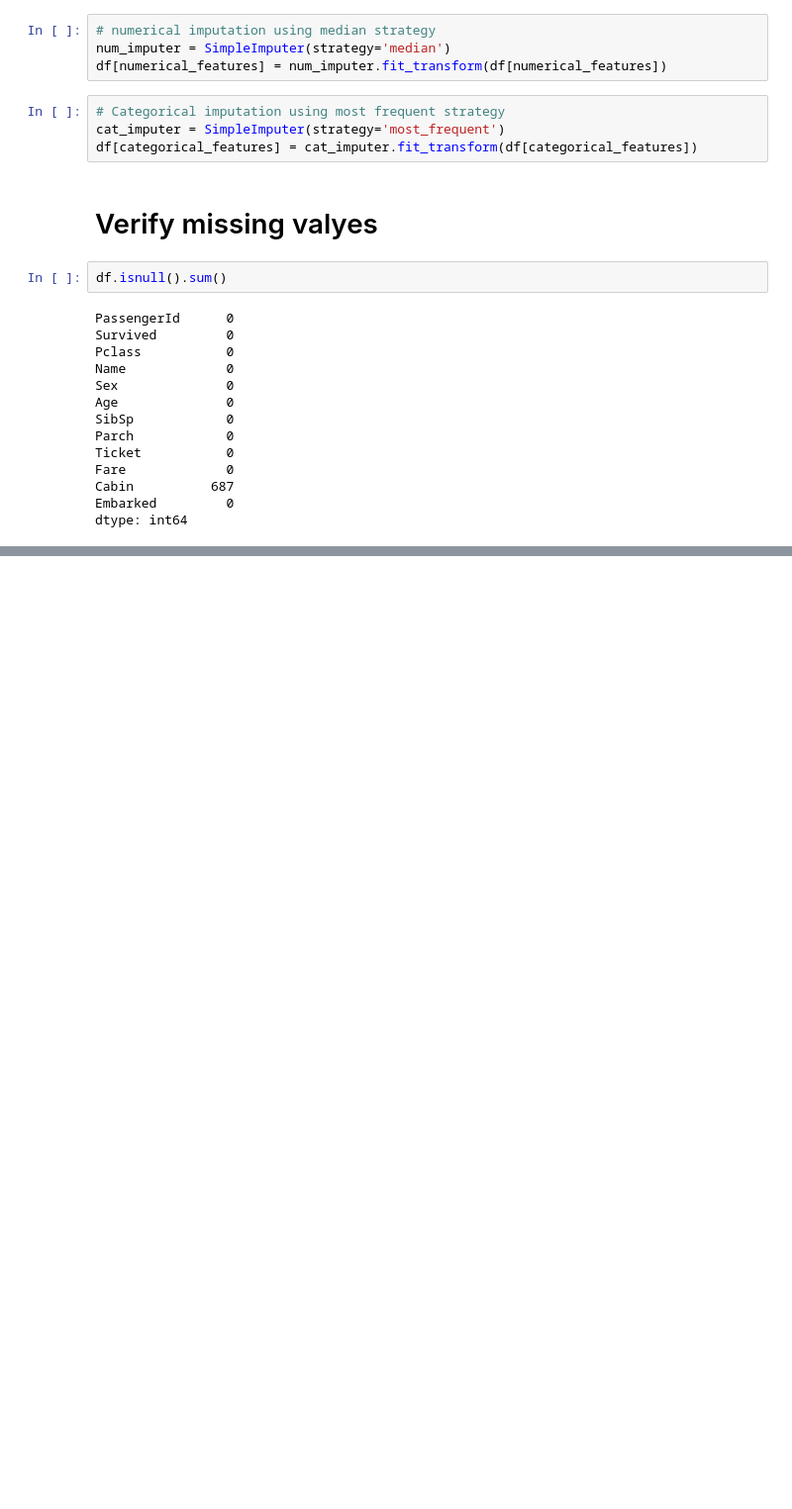
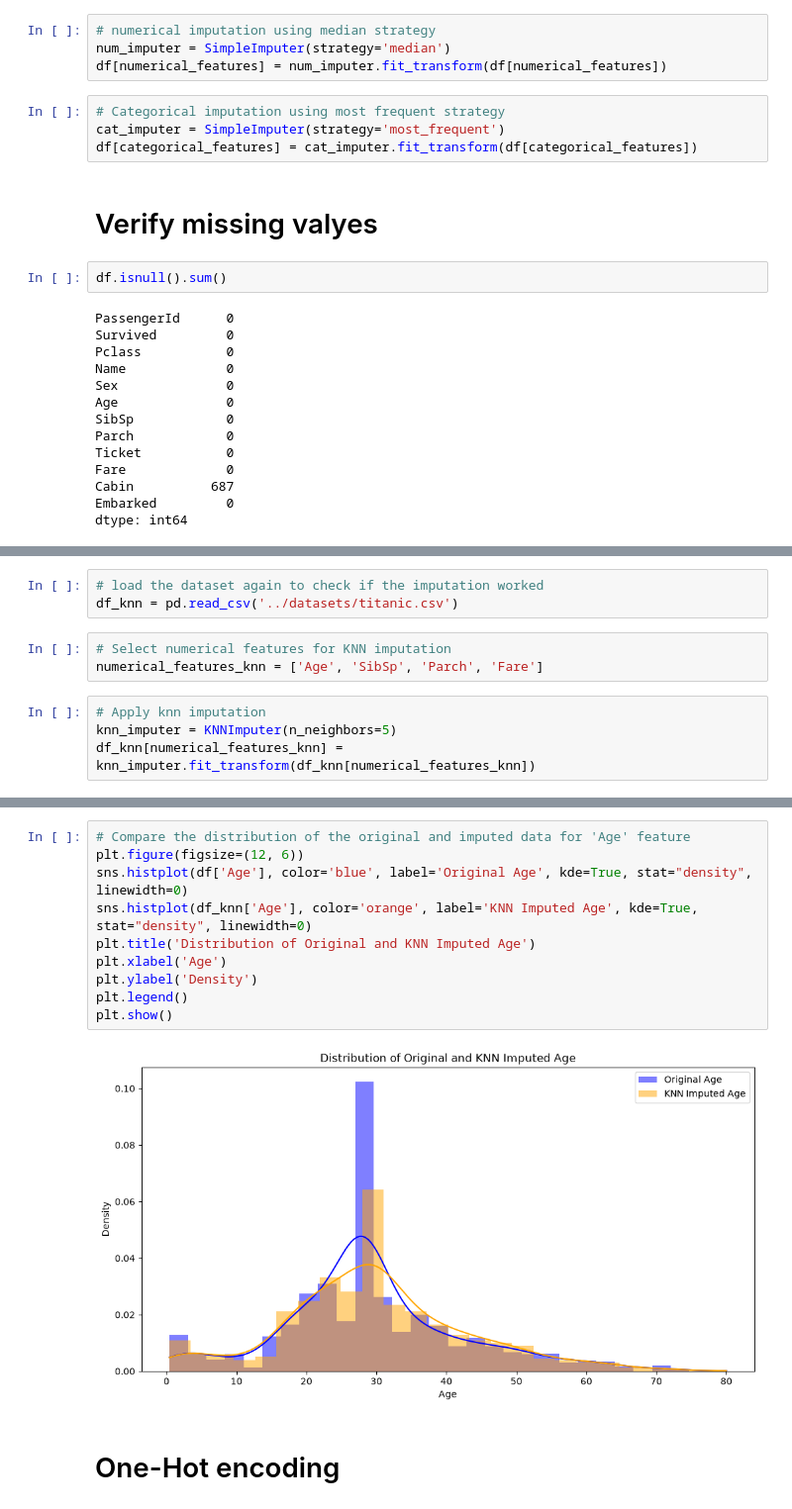
Before and after one commit to shy942/ML-exploration, a Jupyter notebook: notebooks/02_Data_Preprocessing.ipynb, the cells around one changed output, grey strips where cells are left out. Shown at 99% size. Drawn from its saved outputs; the diff is of its cells as text; blank space fills up the shorter version.

```diff
--- a/notebooks/02_Data_Preprocessing.ipynb
+++ b/notebooks/02_Data_Preprocessing.ipynb
@@ -117,0 +122,10 @@ dtype: int64
+# %%
+# load the dataset again to check if the imputation worked
+df_knn = pd.read_csv('../datasets/titanic.csv')
+# %%
+# Select numerical features for KNN imputation
+numerical_features_knn = ['Age', 'SibSp', 'Parch', 'Fare']
+# %%
+# Apply knn imputation
+knn_imputer = KNNImputer(n_neighbors=5)
+df_knn[numerical_features_knn] = knn_imputer.fit_transform(df_knn[numerical_features_knn])
@@ -117,0 +149,14 @@ dtype: int64
+# %%
+# Compare the distribution of the original and imputed data for 'Age' feature
+plt.figure(figsize=(12, 6))
+sns.histplot(df['Age'], color='blue', label='Original Age', kde=True, stat="density", linewidth=0)
+sns.histplot(df_knn['Age'], color='orange', label='KNN Imputed Age', kde=True, stat="density", linewidth=0)
+plt.title('Distribution of Original and KNN Imputed Age')
+plt.xlabel('Age')
+plt.ylabel('Density')
+plt.legend()
+plt.show()
+# %% [output]
+[figure, added]
+# %% [markdown]
+# One-Hot encoding
```
Also changed, not shown: parts of 4 cells of this notebook.
